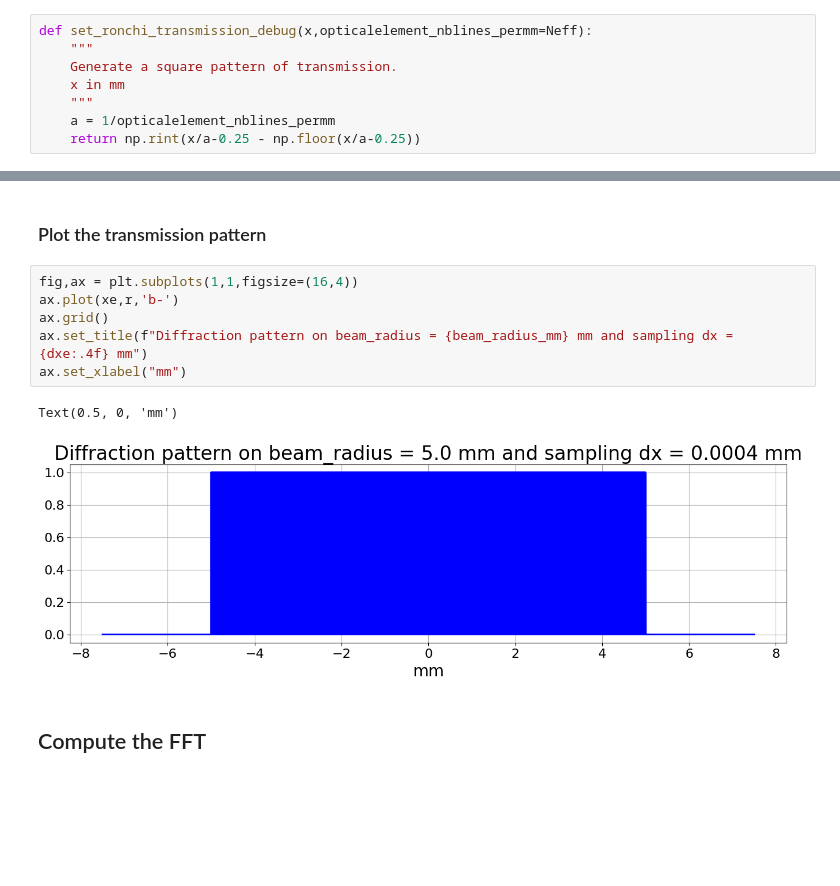
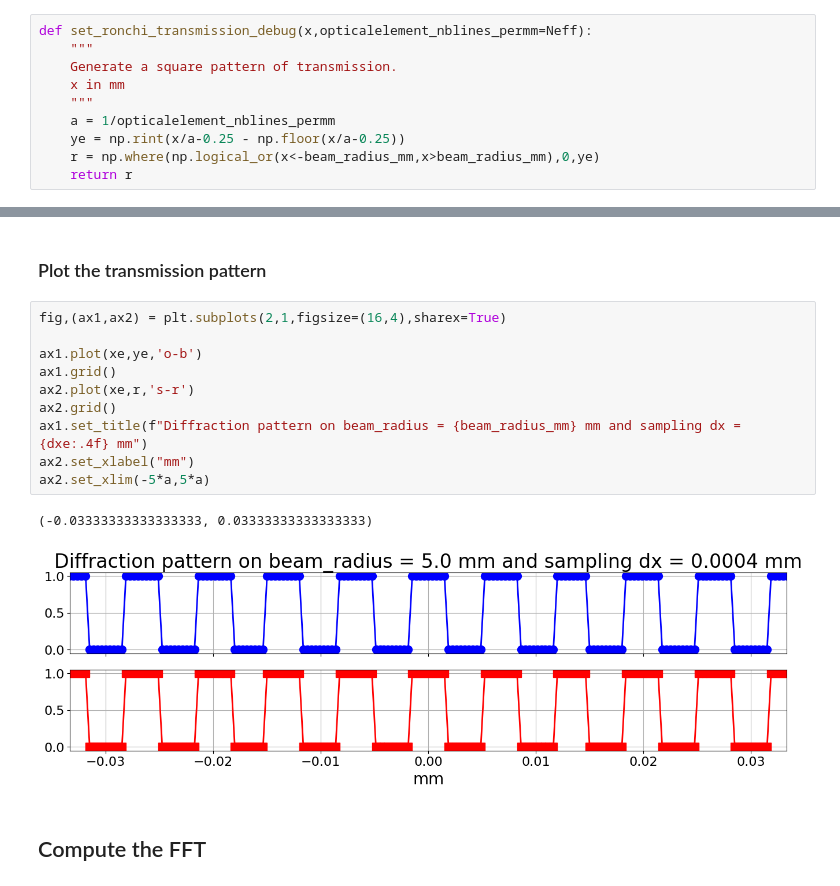
Before and after one commit to sylvielsstfr/AuxtelPSFpoppy, a Jupyter notebook: docs/notebooks/introdiffraction/01_FFT1D_ronchiamplitudepattern.ipynb, the cells around one changed output, grey strips where cells are left out. Drawn from its saved outputs; the diff is of its cells as text; blank space fills up the shorter version.

```diff
--- a/docs/notebooks/introdiffraction/01_FFT1D_ronchiamplitudepattern.ipynb
+++ b/docs/notebooks/introdiffraction/01_FFT1D_ronchiamplitudepattern.ipynb
@@ -130,7 +130,9 @@ def set_ronchi_transmission_debug(x,opticalelement_nblines_permm=Neff):
     x in mm
     """
     a = 1/opticalelement_nblines_permm
-    return np.rint(x/a-0.25 - np.floor(x/a-0.25))
+    ye = np.rint(x/a-0.25 - np.floor(x/a-0.25))
+    r = np.where(np.logical_or(x<-beam_radius_mm,x>beam_radius_mm),0,ye)
+    return r
 # %%
 fig,ax = plt.subplots(1,1,figsize=(16,4))
 x = np.linspace(-.05,0.05,5000)
@@ -197,14 +199,18 @@ Text(0.5, 0, 'mm')
 # %% [markdown]
 ### Plot the transmission pattern
 # %%
-fig,ax = plt.subplots(1,1,figsize=(16,4))
-ax.plot(xe,r,'b-')
-ax.grid()
-ax.set_title(f"Diffraction pattern on beam_radius = {beam_radius_mm} mm and sampling dx = {dxe:.4f} mm")
-ax.set_xlabel("mm")
+fig,(ax1,ax2) = plt.subplots(2,1,figsize=(16,4),sharex=True)
+
+ax1.plot(xe,ye,'o-b')
+ax1.grid()
+ax2.plot(xe,r,'s-r')
+ax2.grid()
+ax1.set_title(f"Diffraction pattern on beam_radius = {beam_radius_mm} mm and sampling dx = {dxe:.4f} mm")
+ax2.set_xlabel("mm")
+ax2.set_xlim(-5*a,5*a)
 # %% [output]
-Text(0.5, 0, 'mm')
+(-0.03333333333333333, 0.03333333333333333)
-[figure, old version]
+[figure, new version]
 # %% [markdown]
 ## Compute the FFT
 # %% [markdown]
```
Also changed, not shown: parts of 35 cells of this notebook, 2 other files.
